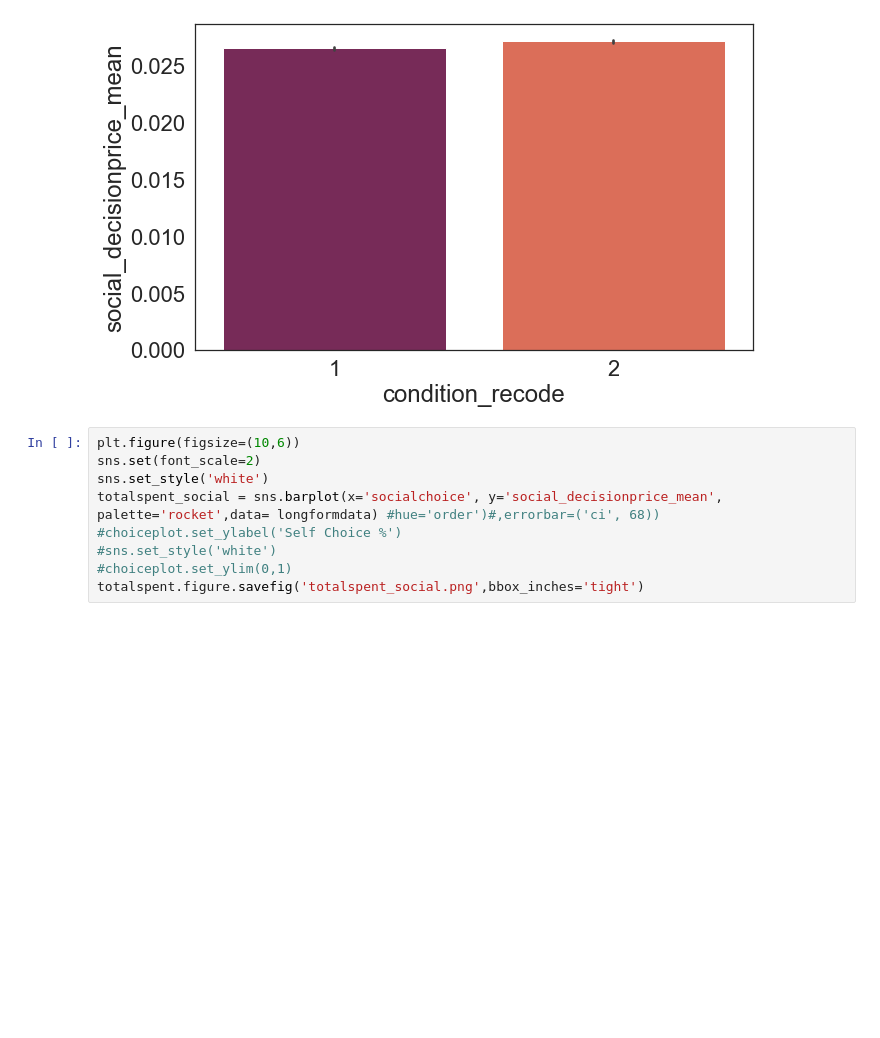
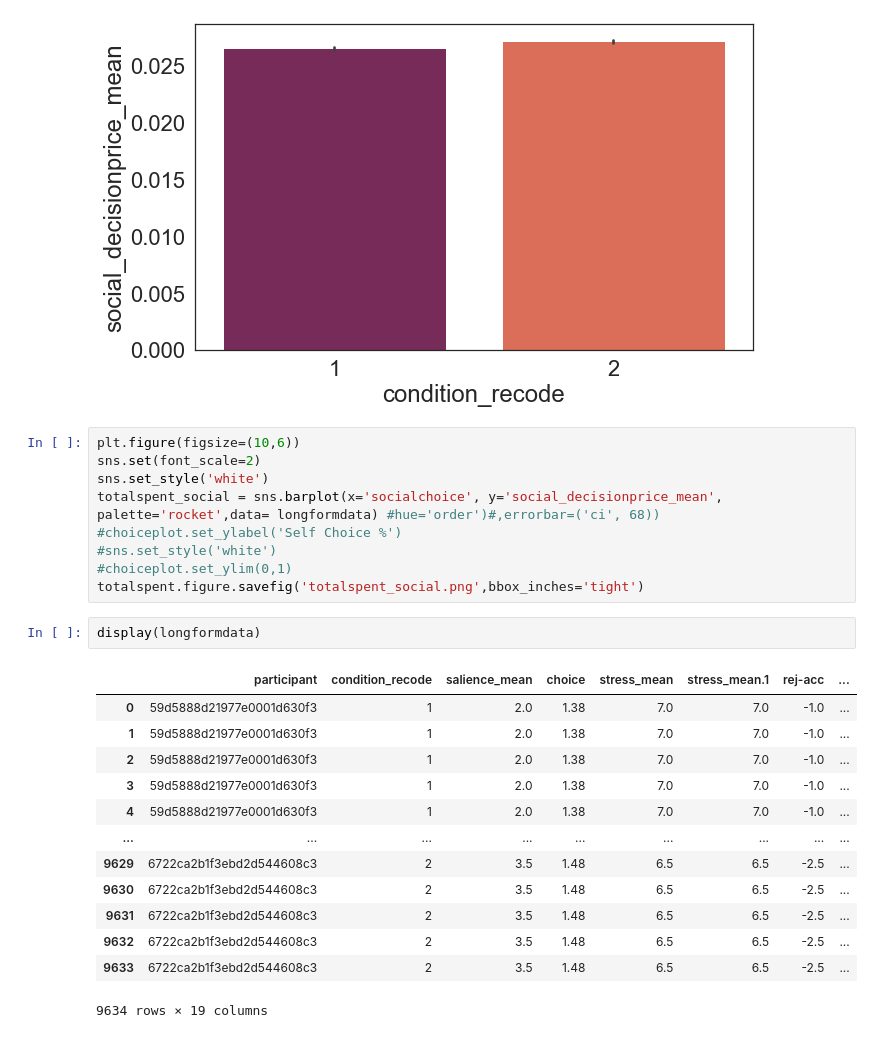
Before and after one commit to fareri-lab/WTP_Rejection_Choice_Pub, a Jupyter notebook: t_test_analyses.ipynb, the cells around one changed output. Saved outputs shown, nothing was run; the diff lists cells and outputs as text; blank space fills up the shorter version.

```diff
--- a/t_test_analyses.ipynb
+++ b/t_test_analyses.ipynb
@@ -401,3 +412,19 @@ totalspent_social = sns.barplot(x='socialchoice', y='social_decisionprice_mean',
 #sns.set_style('white')
 #choiceplot.set_ylim(0,1)
 totalspent.figure.savefig('totalspent_social.png',bbox_inches='tight')
+# %%
+display(longformdata)
+# %% [output]
+|  | participant | condition_recode | salience_mean | choice | stress_mean | stress_mean.1 | rej-acc | ... |
+| 0 | 59d5888d21977e0001d630f3 | 1 | 2.0 | 1.38 | 7.0 | 7.0 | -1.0 | ... |
+| 1 | 59d5888d21977e0001d630f3 | 1 | 2.0 | 1.38 | 7.0 | 7.0 | -1.0 | ... |
+| 2 | 59d5888d21977e0001d630f3 | 1 | 2.0 | 1.38 | 7.0 | 7.0 | -1.0 | ... |
+| 3 | 59d5888d21977e0001d630f3 | 1 | 2.0 | 1.38 | 7.0 | 7.0 | -1.0 | ... |
+| 4 | 59d5888d21977e0001d630f3 | 1 | 2.0 | 1.38 | 7.0 | 7.0 | -1.0 | ... |
+| ... | ... | ... | ... | ... | ... | ... | ... | ... |
+| 9629 | 6722ca2b1f3ebd2d544608c3 | 2 | 3.5 | 1.48 | 6.5 | 6.5 | -2.5 | ... |
+| 9630 | 6722ca2b1f3ebd2d544608c3 | 2 | 3.5 | 1.48 | 6.5 | 6.5 | -2.5 | ... |
+| 9631 | 6722ca2b1f3ebd2d544608c3 | 2 | 3.5 | 1.48 | 6.5 | 6.5 | -2.5 | ... |
+| 9632 | 6722ca2b1f3ebd2d544608c3 | 2 | 3.5 | 1.48 | 6.5 | 6.5 | -2.5 | ... |
+| 9633 | 6722ca2b1f3ebd2d544608c3 | 2 | 3.5 | 1.48 | 6.5 | 6.5 | -2.5 | ... |
+9634 rows × 19 columns
```
Also changed, not shown: parts of 3 cells of this notebook.
